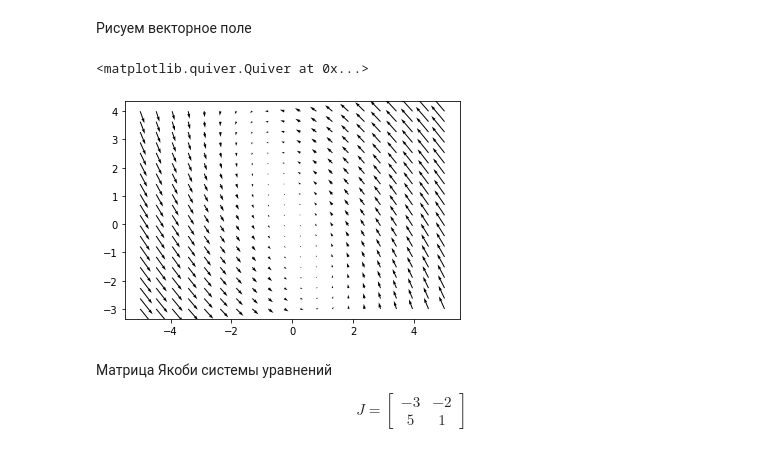
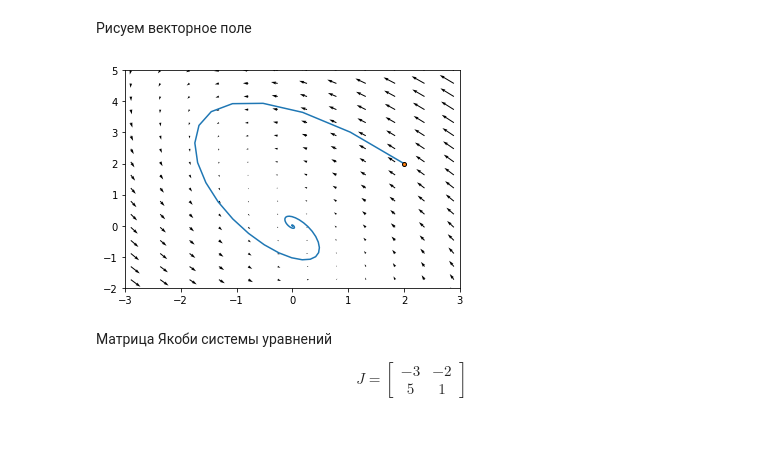
Before and after one commit to ElenaShush/biological_models, a Jupyter notebook: Homework_6.ipynb, the cells around one changed output. Cells and saved outputs as stored; diff of their text form; code cells hidden in the pictures.

```diff
--- a/Homework_6.ipynb
+++ b/Homework_6.ipynb
@@ -159,13 +168,22 @@ None
 # %% [markdown]
 Рисуем векторное поле
 # %%
+xy0 = [2,2]
+zz = odeint(fun2, xy0, tt)
+
+plt.plot(zz[:,0], zz[:,1])
+plt.plot([xy0[0]], [xy0[1]], 'o', mec='k', ms=4)
+
 xx = np.linspace(-5,5,20)
-yy = np.linspace(-3,4,20)
+yy = np.linspace(-3,5,20)
+
 Xm,Ym = np.meshgrid(xx,yy)
 plt.quiver(Xm,Ym, P2(Xm,Ym), Q2(Xm,Ym), scale_units='xy', angles='xy')
+plt.xlim(-3, 3)
+plt.ylim(-2, 5)
+plt.show()
 # %% [output]
-<matplotlib.quiver.Quiver at 0x...>
-[figure, old version]
+[figure, new version]
 # %% [markdown]
 Матрица Якоби системы уравнений
 
```
Also changed, not shown: parts of 2 cells of this notebook.
